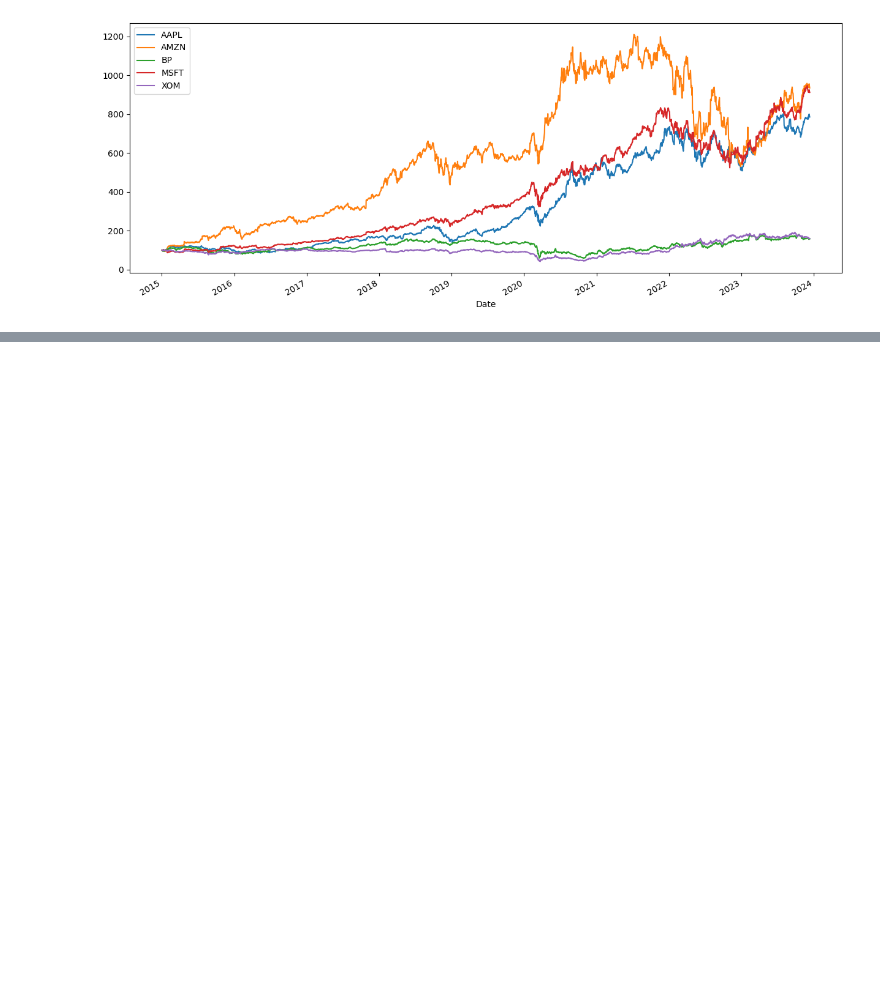
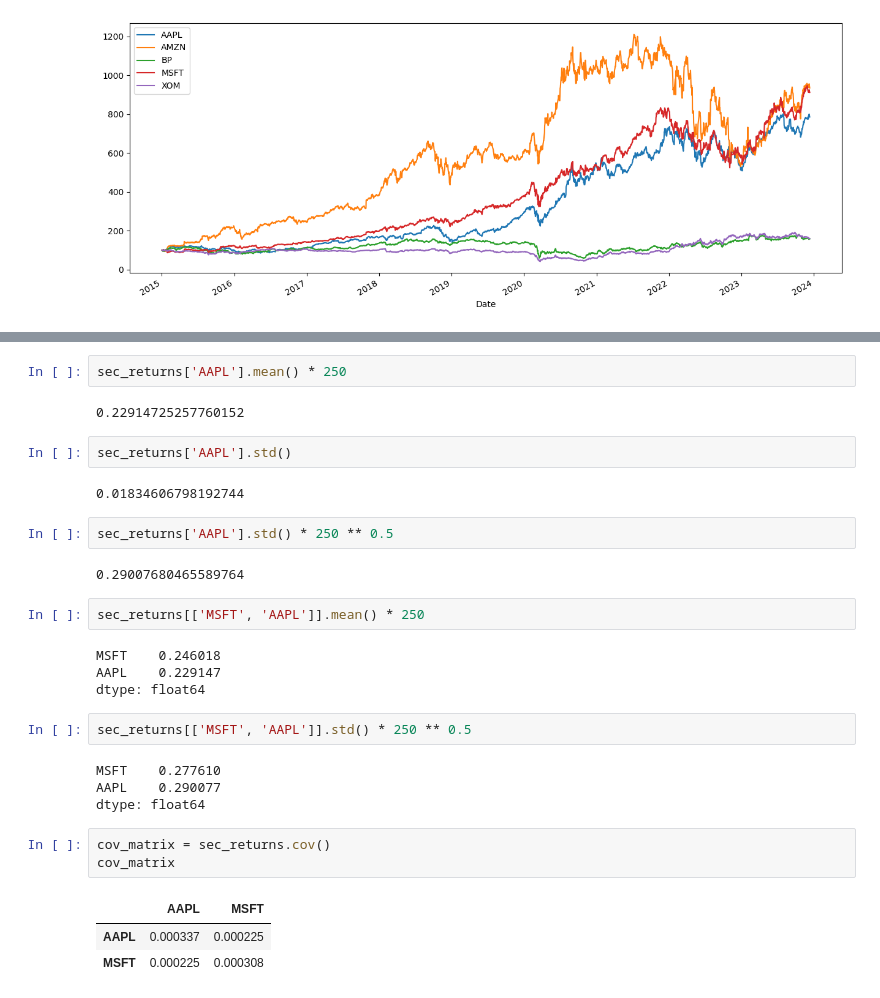
Before and after one commit to Ravindra1972/Anaytics-in-finance-using-Python, a Jupyter notebook: Return_and_Risk_of_a_Portfolio.ipynb, the cells around one changed output, grey strips where cells are left out. Cells and saved outputs as stored; diff of their text form; blank space fills up the shorter version.

```diff
--- a/Return_and_Risk_of_a_Portfolio.ipynb
+++ b/Return_and_Risk_of_a_Portfolio.ipynb
@@ -91,0 +204,31 @@ plt.show()
+# %%
+sec_returns['AAPL'].mean() * 250
+# %% [output]
+0.22914725257760152
+# %%
+sec_returns['AAPL'].std()
+# %% [output]
+0.01834606798192744
+# %%
+sec_returns['AAPL'].std() * 250 ** 0.5
+# %% [output]
+0.29007680465589764
+# %%
+sec_returns[['MSFT', 'AAPL']].mean() * 250
+# %% [output]
+MSFT    0.246018
+AAPL    0.229147
+dtype: float64
+# %%
+sec_returns[['MSFT', 'AAPL']].std() * 250 ** 0.5
+# %% [output]
+MSFT    0.277610
+AAPL    0.290077
+dtype: float64
+# %%
+cov_matrix = sec_returns.cov()
+cov_matrix
+# %% [output]
+|  | AAPL | MSFT |
+| AAPL | 0.000337 | 0.000225 |
+| MSFT | 0.000225 | 0.000308 |
```
Also changed, not shown: parts of 20 cells of this notebook.
